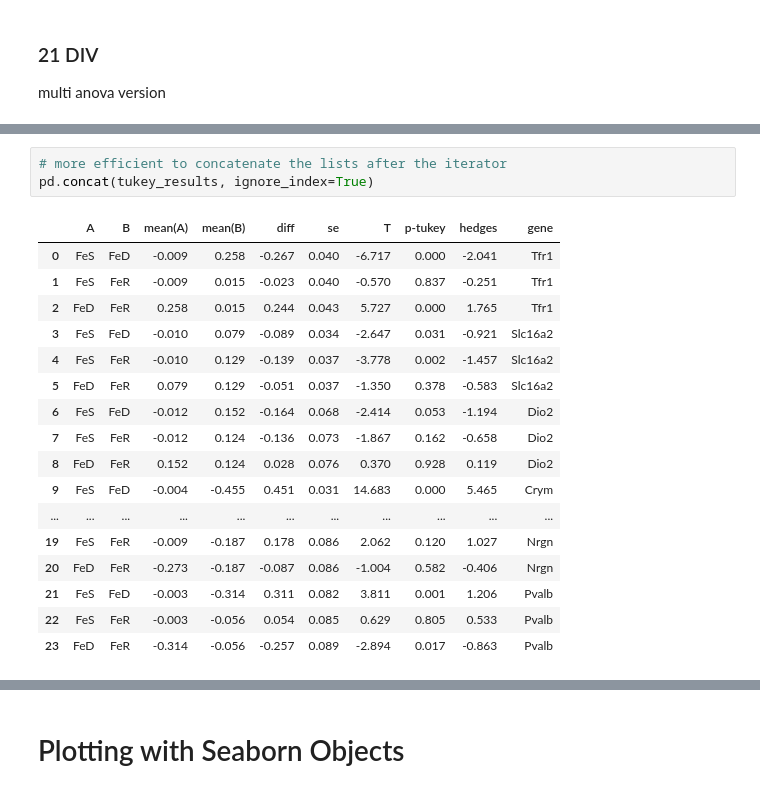
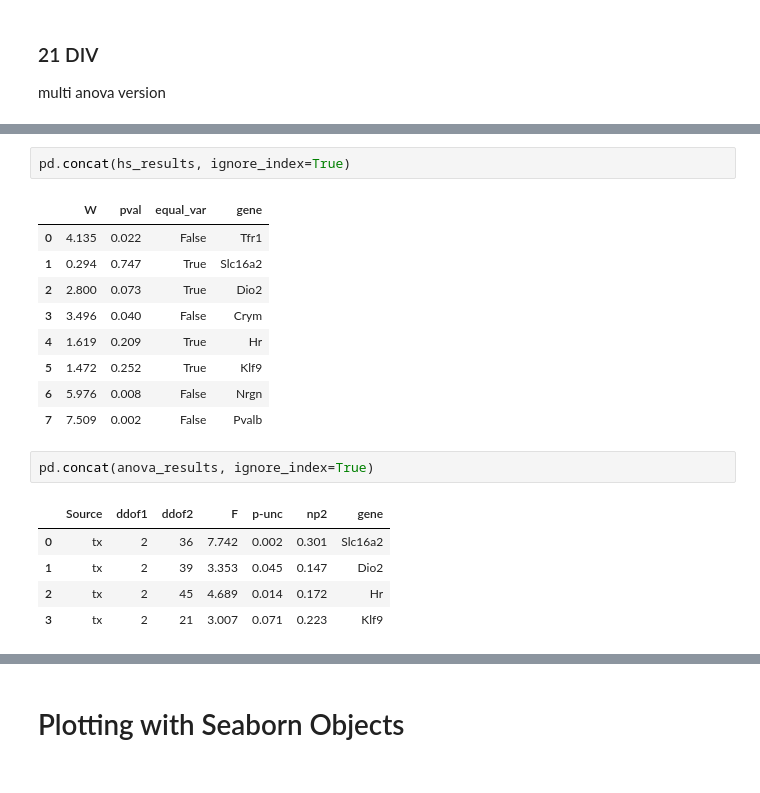
Before and after one commit to TimMonko/2023-FeD-TH-manuscript, a Jupyter notebook: Data Analysis/IronTH-qPCR-manuscript-2023-03-17.ipynb, the cells around one changed output, grey strips where cells are left out. Saved outputs shown, nothing was run; the diff lists cells and outputs as text.

```diff
--- a/Data Analysis/IronTH-qPCR-manuscript-2023-03-17.ipynb
+++ b/Data Analysis/IronTH-qPCR-manuscript-2023-03-17.ipynb
@@ -285,21 +310,20 @@ pd.concat(anova_results, ignore_index=True)
-# %%
-# more efficient to concatenate the lists after the iterator
-pd.concat(tukey_results, ignore_index=True)
-# %% [output]
-|  | A | B | mean(A) | mean(B) | diff | se | T | p-tukey | hedges | gene |
-| 0 | FeS | FeD | -0.009 | 0.258 | -0.267 | 0.040 | -6.717 | 0.000 | -2.041 | Tfr1 |
-| 1 | FeS | FeR | -0.009 | 0.015 | -0.023 | 0.040 | -0.570 | 0.837 | -0.251 | Tfr1 |
-| 2 | FeD | FeR | 0.258 | 0.015 | 0.244 | 0.043 | 5.727 | 0.000 | 1.765 | Tfr1 |
-| 3 | FeS | FeD | -0.010 | 0.079 | -0.089 | 0.034 | -2.647 | 0.031 | -0.921 | Slc16a2 |
-| 4 | FeS | FeR | -0.010 | 0.129 | -0.139 | 0.037 | -3.778 | 0.002 | -1.457 | Slc16a2 |
-| 5 | FeD | FeR | 0.079 | 0.129 | -0.051 | 0.037 | -1.350 | 0.378 | -0.583 | Slc16a2 |
-| 6 | FeS | FeD | -0.012 | 0.152 | -0.164 | 0.068 | -2.414 | 0.053 | -1.194 | Dio2 |
-| 7 | FeS | FeR | -0.012 | 0.124 | -0.136 | 0.073 | -1.867 | 0.162 | -0.658 | Dio2 |
-| 8 | FeD | FeR | 0.152 | 0.124 | 0.028 | 0.076 | 0.370 | 0.928 | 0.119 | Dio2 |
-| 9 | FeS | FeD | -0.004 | -0.455 | 0.451 | 0.031 | 14.683 | 0.000 | 5.465 | Crym |
-| ... | ... | ... | ... | ... | ... | ... | ... | ... | ... | ... |
-| 19 | FeS | FeR | -0.009 | -0.187 | 0.178 | 0.086 | 2.062 | 0.120 | 1.027 | Nrgn |
-| 20 | FeD | FeR | -0.273 | -0.187 | -0.087 | 0.086 | -1.004 | 0.582 | -0.406 | Nrgn |
-| 21 | FeS | FeD | -0.003 | -0.314 | 0.311 | 0.082 | 3.811 | 0.001 | 1.206 | Pvalb |
-| 22 | FeS | FeR | -0.003 | -0.056 | 0.054 | 0.085 | 0.629 | 0.805 | 0.533 | Pvalb |
-| 23 | FeD | FeR | -0.314 | -0.056 | -0.257 | 0.089 | -2.894 | 0.017 | -0.863 | Pvalb |
+# %%
+pd.concat(hs_results, ignore_index=True)
+# %% [output]
+|  | W | pval | equal_var | gene |
+| 0 | 4.135 | 0.022 | False | Tfr1 |
+| 1 | 0.294 | 0.747 | True | Slc16a2 |
+| 2 | 2.800 | 0.073 | True | Dio2 |
+| 3 | 3.496 | 0.040 | False | Crym |
+| 4 | 1.619 | 0.209 | True | Hr |
+| 5 | 1.472 | 0.252 | True | Klf9 |
+| 6 | 5.976 | 0.008 | False | Nrgn |
+| 7 | 7.509 | 0.002 | False | Pvalb |
+# %%
+pd.concat(anova_results, ignore_index=True)
+# %% [output]
+|  | Source | ddof1 | ddof2 | F | p-unc | np2 | gene |
+| 0 | tx | 2 | 36 | 7.742 | 0.002 | 0.301 | Slc16a2 |
+| 1 | tx | 2 | 39 | 3.353 | 0.045 | 0.147 | Dio2 |
+| 2 | tx | 2 | 45 | 4.689 | 0.014 | 0.172 | Hr |
+| 3 | tx | 2 | 21 | 3.007 | 0.071 | 0.223 | Klf9 |
```
Also changed, not shown: parts of 7 cells of this notebook, 14 other files.
